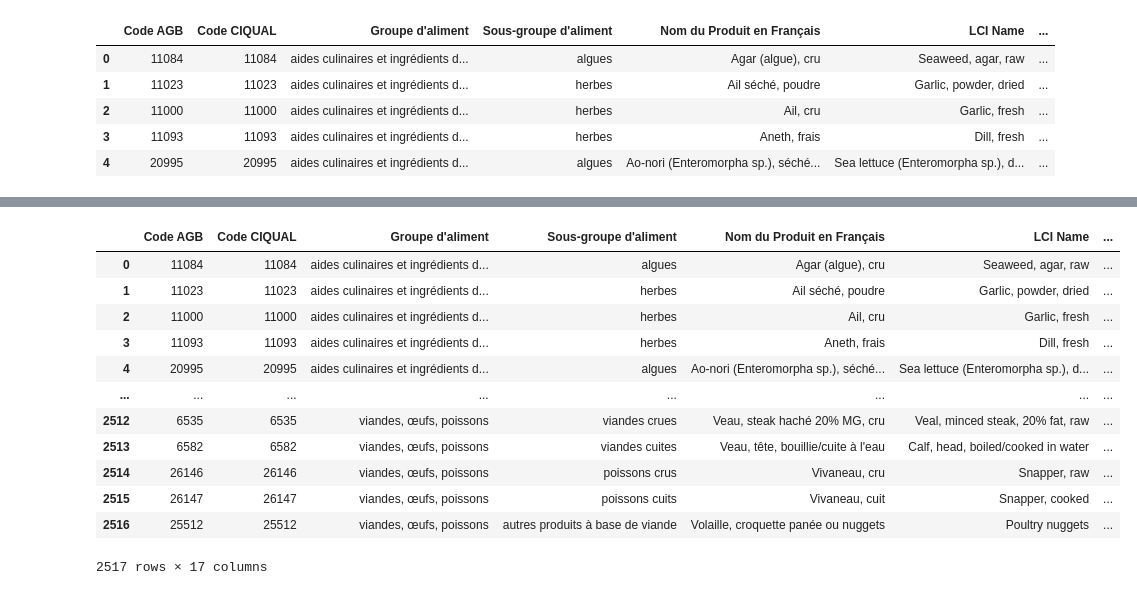
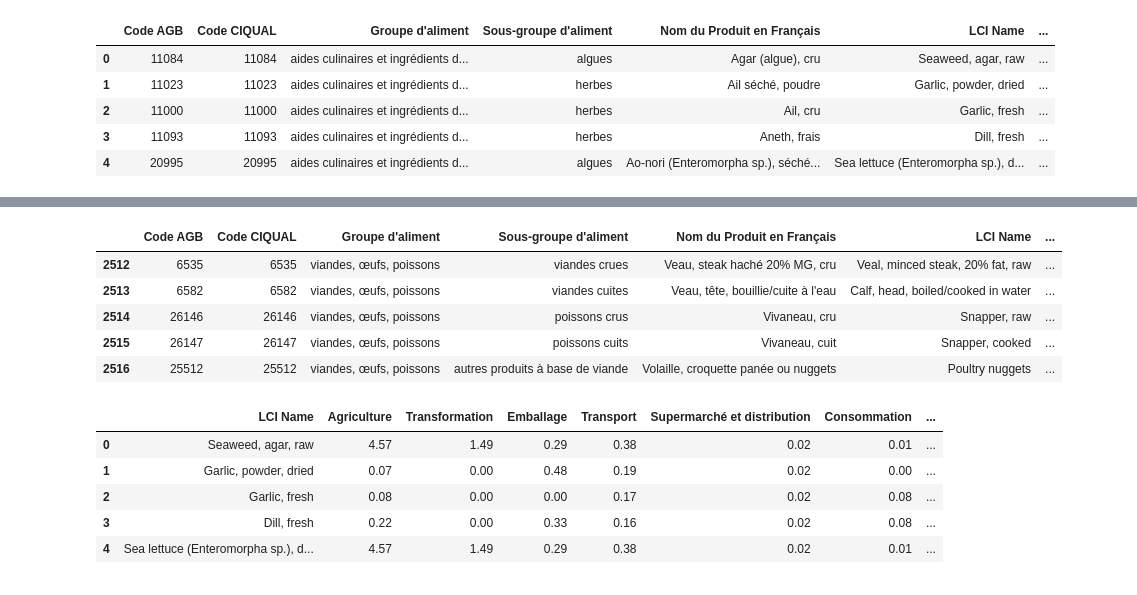
Before and after one commit to com-480-data-visualization/project-2023-insight-infusion, a Jupyter notebook: analysis/laurent/analysis_laurent.ipynb, the cells around one changed output, grey strips where cells are left out. Drawn from its saved outputs; the diff is of its cells as text; code cells hidden in the pictures.

```diff
--- a/analysis/laurent/analysis_laurent.ipynb
+++ b/analysis/laurent/analysis_laurent.ipynb
@@ -28,11 +28,10 @@ translated_x = [
 ]
 print(len(translated_x))
 translation_dict = {}
-for group_index in range(len(x)):
-    translation_dict[x[group_index]] = translated_x[group_index]
+for group_index in range(len(x)): translation_dict[x[group_index]] = translated_x[group_index]
 
 df['Food Group'] = [translation_dict[fr_group] for fr_group in df["Groupe d'aliment"]]
-df
+df.head()
 # %% [output]
 11
 11
@@ -52,27 +44,20 @@ df
 # %%
 # we just need to translate the food subgroup
 food_subgroup = pd.unique(df["Sous-groupe d'aliment"])
 translated_food_subgroup = ['seaweed', 'herbs', 'various ingredients', 'spices', 'cooking aids', 'sauces', 'salts', 'condiments', 'foodstuffs intended for particular nutritional uses', 'infant cereals & cookies', 'infant milks & drinks', 'infant desserts', 'salted snacks & infant dishes', 'alcoholic beverages', 'non-alcoholic beverages', 'water', 'mixed dishes', 'puff pastry & other starters', 'soups', 'vegetarian dishes', 'sandwiches', 'pizzas, pies & savoury pancakes', 'mixed salads & raw vegetables', 'fruits', 'nuts & oil seeds', 'vegetables', 'potatoes & other tubers', 'pulses', 'ice creams', 'frozen desserts', 'sherbets', 'cheeses', 'fresh dairy products & similar', 'creams & cream specialities', 'milks', 'butters', 'vegetable oils & fats', 'other fats', 'fish oils', 'margarines', 'pasta, rice & cereals', 'flours & pastries', 'cakes & pastries', 'breads & pastries', 'breakfast cereals & cookies', 'chocolates & chocolate products', 'non-chocolate confectionery', 'jams & similar', 'sugars, honeys & similar', 'fish & seafood products', 'cooked meat', 'raw meat', 'raw fish', 'cold cuts', 'cooked fish', 'other meat products', 'meat substitutes', 'cooked shellfish', 'raw shellfish', 'eggs', 'cold cut substitutes']
 
 translation_dict = {}
 for subgroup_index in range(len(food_subgroup)): translation_dict[food_subgroup[subgroup_index]] = translated_food_subgroup[subgroup_index]
 
 df['Food subgroup'] = [ translation_dict[fr_subgroup] for fr_subgroup in df["Sous-groupe d'aliment"]]
-df
+df.tail()
 # %% [output]
 |  | Code AGB | Code CIQUAL | Groupe d'aliment | Sous-groupe d'aliment | Nom du Produit en Français | LCI Name | ... |
-| 0 | 11084 | 11084 | aides culinaires et ingrédients d... | algues | Agar (algue), cru | Seaweed, agar, raw | ... |
-| 1 | 11023 | 11023 | aides culinaires et ingrédients d... | herbes | Ail séché, poudre | Garlic, powder, dried | ... |
-| 2 | 11000 | 11000 | aides culinaires et ingrédients d... | herbes | Ail, cru | Garlic, fresh | ... |
-| 3 | 11093 | 11093 | aides culinaires et ingrédients d... | herbes | Aneth, frais | Dill, fresh | ... |
-| 4 | 20995 | 20995 | aides culinaires et ingrédients d... | algues | Ao-nori (Enteromorpha sp.), séché... | Sea lettuce (Enteromorpha sp.), d... | ... |
-| ... | ... | ... | ... | ... | ... | ... | ... |
 | 2512 | 6535 | 6535 | viandes, œufs, poissons | viandes crues | Veau, steak haché 20% MG, cru | Veal, minced steak, 20% fat, raw | ... |
 | 2513 | 6582 | 6582 | viandes, œufs, poissons | viandes cuites | Veau, tête, bouillie/cuite à l'eau | Calf, head, boiled/cooked in water | ... |
 | 2514 | 26146 | 26146 | viandes, œufs, poissons | poissons crus | Vivaneau, cru | Snapper, raw | ... |
 | 2515 | 26147 | 26147 | viandes, œufs, poissons | poissons cuits | Vivaneau, cuit | Snapper, cooked | ... |
 | 2516 | 25512 | 25512 | viandes, œufs, poissons | autres produits à base de viande | Volaille, croquette panée ou nuggets | Poultry nuggets | ... |
-2517 rows × 17 columns
 # %%
 import json
 
@@ -91,3 +76,17 @@ for index, row in df.iterrows():
 
 with open("raw_CO2.json", "w") as write_file:
     json.dump(CO2_dict, write_file,  indent=4)
+# %%
+translated_df = df[['LCI Name', 'Agriculture', 'Transformation', 'Emballage', 'Transport', 'Supermarché et distribution', 'Consommation', 'Total', 'Food Group', 'Food subgroup']].copy()
+cols = ['Agriculture', 'Transformation', 'Emballage', 'Transport', 'Supermarché et distribution', 'Consommation', 'Total']
+
+for col in cols: translated_df[col] = [float(x.replace(',', '.')) for x in translated_df[col]]
+
+translated_df.head()
+# %% [output]
+|  | LCI Name | Agriculture | Transformation | Emballage | Transport | Supermarché et distribution | Consommation | ... |
+| 0 | Seaweed, agar, raw | 4.57 | 1.49 | 0.29 | 0.38 | 0.02 | 0.01 | ... |
+| 1 | Garlic, powder, dried | 0.07 | 0.00 | 0.48 | 0.19 | 0.02 | 0.00 | ... |
+| 2 | Garlic, fresh | 0.08 | 0.00 | 0.00 | 0.17 | 0.02 | 0.08 | ... |
+| 3 | Dill, fresh | 0.22 | 0.00 | 0.33 | 0.16 | 0.02 | 0.08 | ... |
+| 4 | Sea lettuce (Enteromorpha sp.), d... | 4.57 | 1.49 | 0.29 | 0.38 | 0.02 | 0.01 | ... |
```
Also changed, not shown: parts of 2 cells of this notebook.
